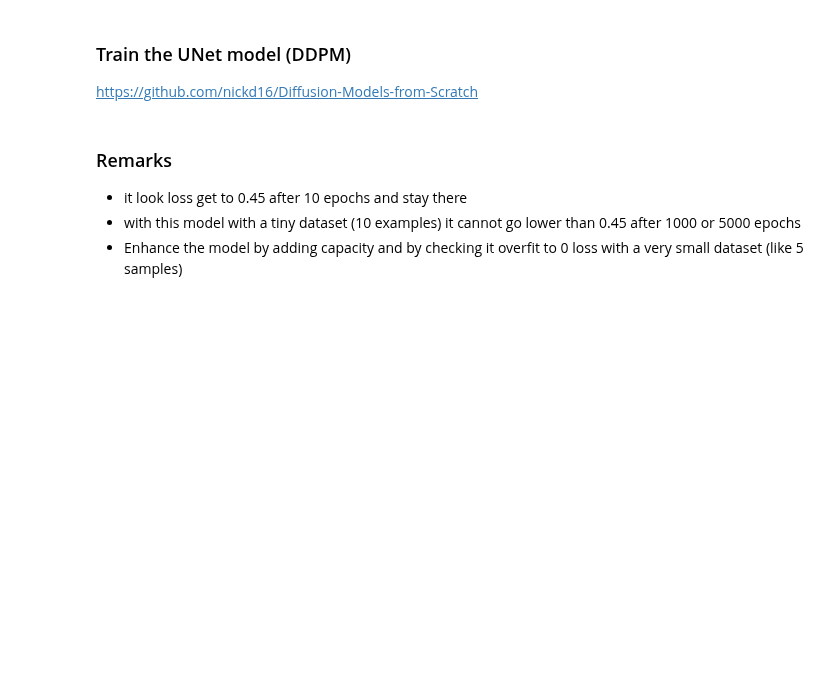
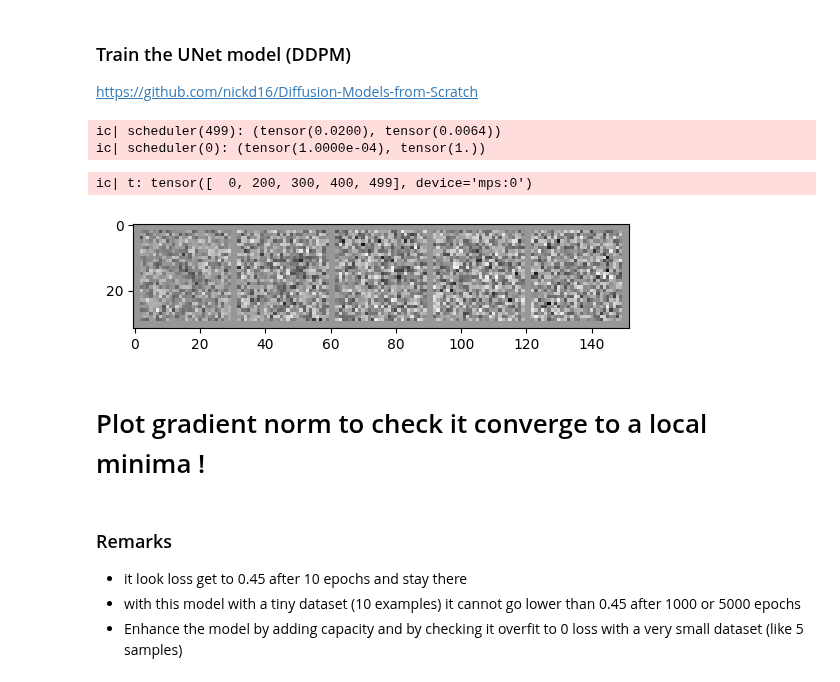
Before and after one commit to jean-kunz/cop_diffusion, a Jupyter notebook: nbks/diffusion_from_scratch.ipynb, the cells around one changed output. Cells and saved outputs as stored; diff of their text form; code cells hidden in the pictures; blank space fills up the shorter version.

Commit message:
add perturb_input function

```diff
--- a/nbks/diffusion_from_scratch.ipynb
+++ b/nbks/diffusion_from_scratch.ipynb
@@ -261,18 +294,45 @@ show_channel(uc0[:,0],channel_nb=0, info='upscale -> conv')
 https://github.com/nickd16/Diffusion-Models-from-Scratch
 # %%
 class DDPM_Scheduler(nn.Module):
-    def __init__(self, num_time_steps: int=1000):
+    def __init__(self, num_time_steps: int=1000, beta1:float=1e-4, beta2:float=0.02):
         super().__init__()
-        self.beta = torch.linspace(1e-4, 0.02, num_time_steps, requires_grad=False)
+        self.beta = torch.linspace(beta1, beta2, num_time_steps, requires_grad=False)
         alpha = 1 - self.beta
         self.alpha = torch.cumprod(alpha, dim=0).requires_grad_(False)
+        self.alpha[0]=1
 
     def forward(self, t):
         return self.beta[t], self.alpha[t]
 
-scheduler = DDPM_Scheduler(num_time_steps=1000)
-ic(scheduler(999))
+scheduler = DDPM_Scheduler(num_time_steps=500)
+ic(scheduler(499))
 ic(scheduler(0));
+# %% [output]
+ic| scheduler(499): (tensor(0.0200), tensor(0.0064))
+ic| scheduler(0): (tensor(1.0000e-04), tensor(1.))
+# %%
+def perturb_input(x, t, noise, scheduler):
+    a = scheduler.alpha.to(t.device)[t].view(n,1,1,1)
+    noisy_x = (torch.sqrt(a)*x) + (torch.sqrt(1-a)*noise)
+    return noisy_x
+
+
+noise = torch.randn_like(x, requires_grad=False).to(device)
+n,c,w,h = x.size()
+t = torch.randint(0, 500,(n,)).to(device)
+t = torch.tensor([0,200, 300, 400, 499]).to(device)
+ic(t)
+
+
+nx = perturb_input(x,t, noise, scheduler.to(device) )
+
+plt.imshow(torchvision.utils.make_grid(nx.cpu())[0], cmap="Greys")
+plt.show()
+# %% [output]
+ic| t: tensor([  0, 200, 300, 400, 499], device='mps:0')
+[figure, added]
+# %% [markdown]
+# Plot gradient norm to check it converge to a local minima !
 # %%
 # create a very tiny dataset to overfit the training and validate the model has enough capacity to have a loss of 0.
 random_indices = torch.randperm(len(train_dataset))[:10]
```
Also changed, not shown: parts of 8 cells of this notebook.
